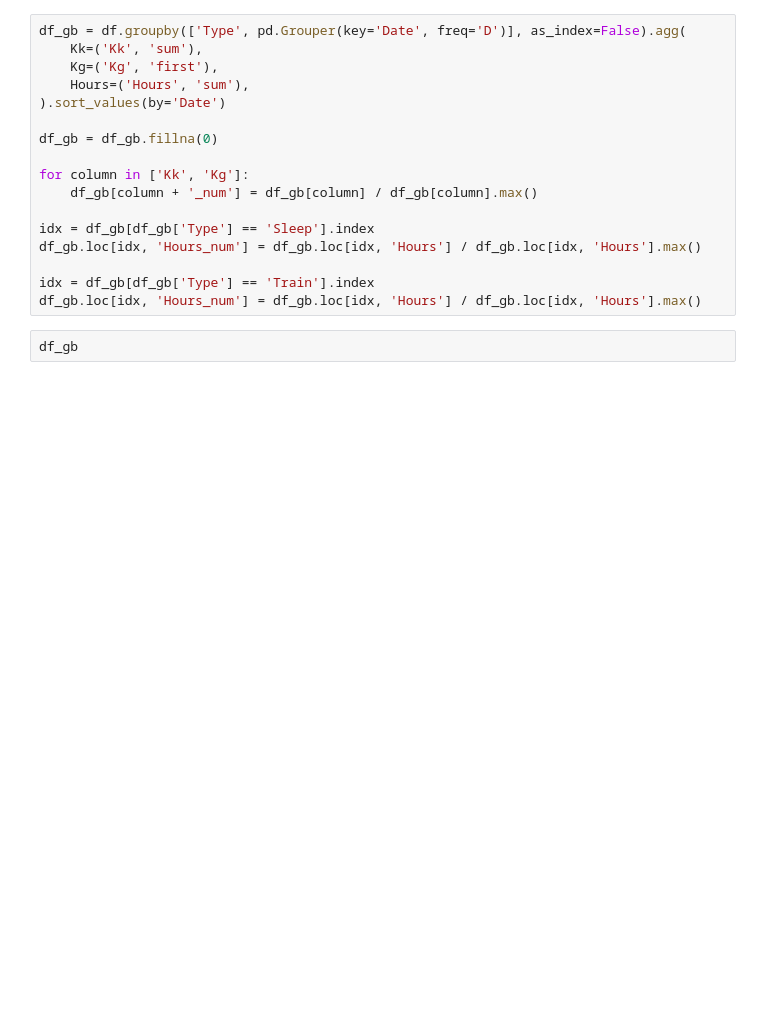
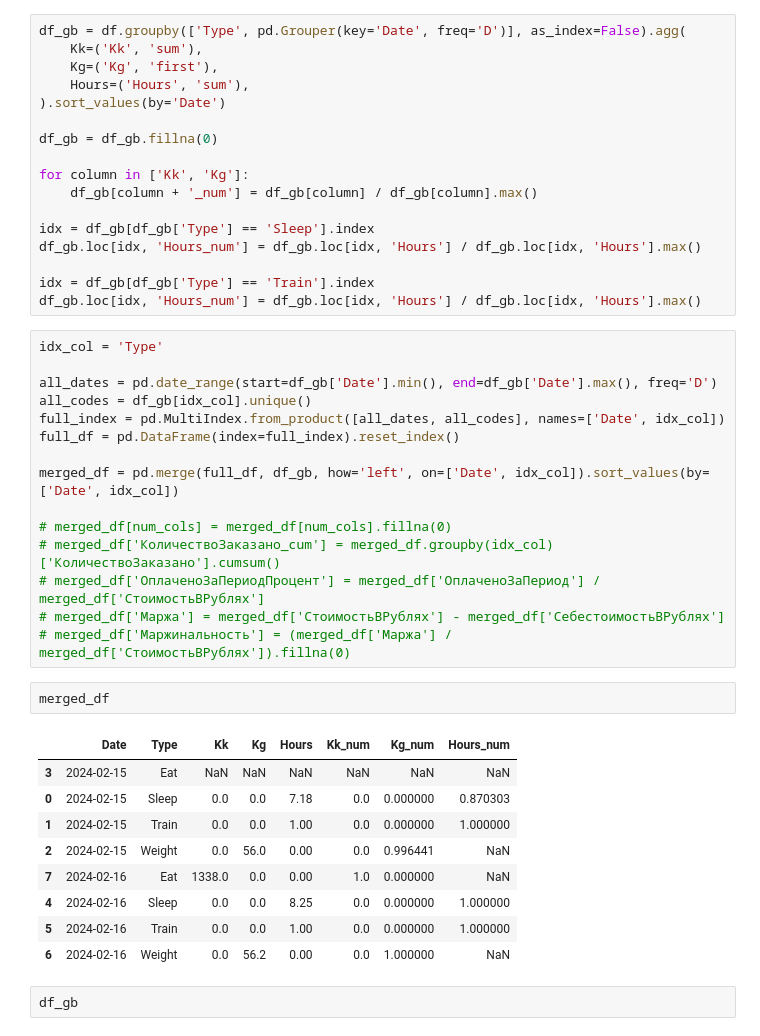
Before and after one commit to dailydaniel/lifestyle_history, a Jupyter notebook: test.ipynb, the cells around one changed output. Drawn from its saved outputs; the diff is of its cells as text; blank space fills up the shorter version.

Commit message:
add merged

```diff
--- a/test.ipynb
+++ b/test.ipynb
@@ -80,6 +80,33 @@ df_gb.loc[idx, 'Hours_num'] = df_gb.loc[idx, 'Hours'] / df_gb.loc[idx, 'Hours'].
 
 idx = df_gb[df_gb['Type'] == 'Train'].index
 df_gb.loc[idx, 'Hours_num'] = df_gb.loc[idx, 'Hours'] / df_gb.loc[idx, 'Hours'].max()
+# %%
+idx_col = 'Type'
+
+all_dates = pd.date_range(start=df_gb['Date'].min(), end=df_gb['Date'].max(), freq='D')
+all_codes = df_gb[idx_col].unique()
+full_index = pd.MultiIndex.from_product([all_dates, all_codes], names=['Date', idx_col])
+full_df = pd.DataFrame(index=full_index).reset_index()
+
+merged_df = pd.merge(full_df, df_gb, how='left', on=['Date', idx_col]).sort_values(by=['Date', idx_col])
+
+# merged_df[num_cols] = merged_df[num_cols].fillna(0)
+# merged_df['КоличествоЗаказано_cum'] = merged_df.groupby(idx_col)['КоличествоЗаказано'].cumsum()
+# merged_df['ОплаченоЗаПериодПроцент'] = merged_df['ОплаченоЗаПериод'] / merged_df['СтоимостьВРублях']
+# merged_df['Маржа'] = merged_df['СтоимостьВРублях'] - merged_df['СебестоимостьВРублях']
+# merged_df['Маржинальность'] = (merged_df['Маржа'] / merged_df['СтоимостьВРублях']).fillna(0)
+# %%
+merged_df
+# %% [output]
+|  | Date | Type | Kk | Kg | Hours | Kk_num | Kg_num | Hours_num |
+| 3 | 2024-02-15 | Eat | NaN | NaN | NaN | NaN | NaN | NaN |
+| 0 | 2024-02-15 | Sleep | 0.0 | 0.0 | 7.18 | 0.0 | 0.000000 | 0.870303 |
+| 1 | 2024-02-15 | Train | 0.0 | 0.0 | 1.00 | 0.0 | 0.000000 | 1.000000 |
+| 2 | 2024-02-15 | Weight | 0.0 | 56.0 | 0.00 | 0.0 | 0.996441 | NaN |
+| 7 | 2024-02-16 | Eat | 1338.0 | 0.0 | 0.00 | 1.0 | 0.000000 | NaN |
+| 4 | 2024-02-16 | Sleep | 0.0 | 0.0 | 8.25 | 0.0 | 0.000000 | 1.000000 |
+| 5 | 2024-02-16 | Train | 0.0 | 0.0 | 1.00 | 0.0 | 0.000000 | 1.000000 |
+| 6 | 2024-02-16 | Weight | 0.0 | 56.2 | 0.00 | 0.0 | 1.000000 | NaN |
 # %%
 df_gb
 # %% [output]
```
Also changed, not shown: 1 other file.
